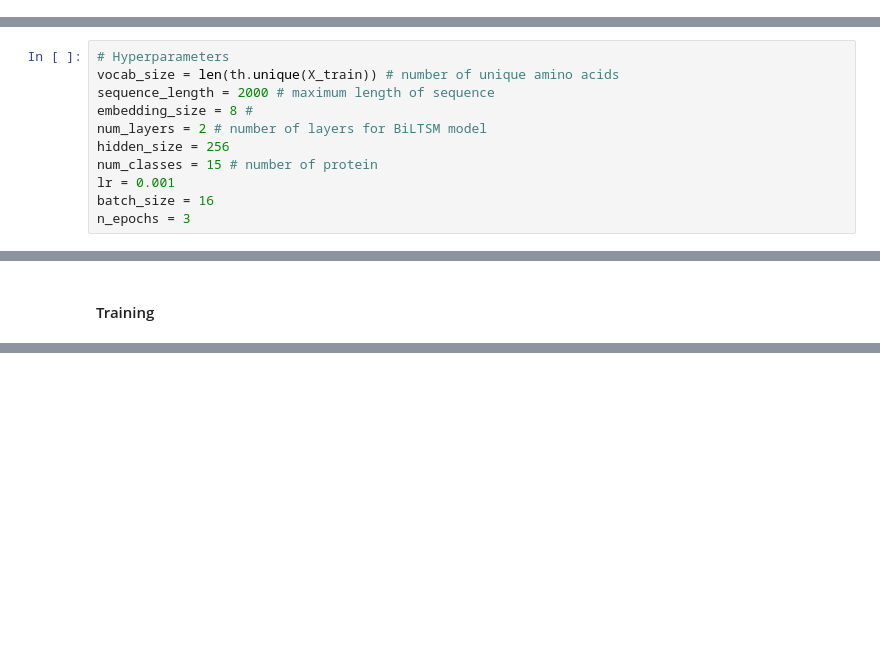
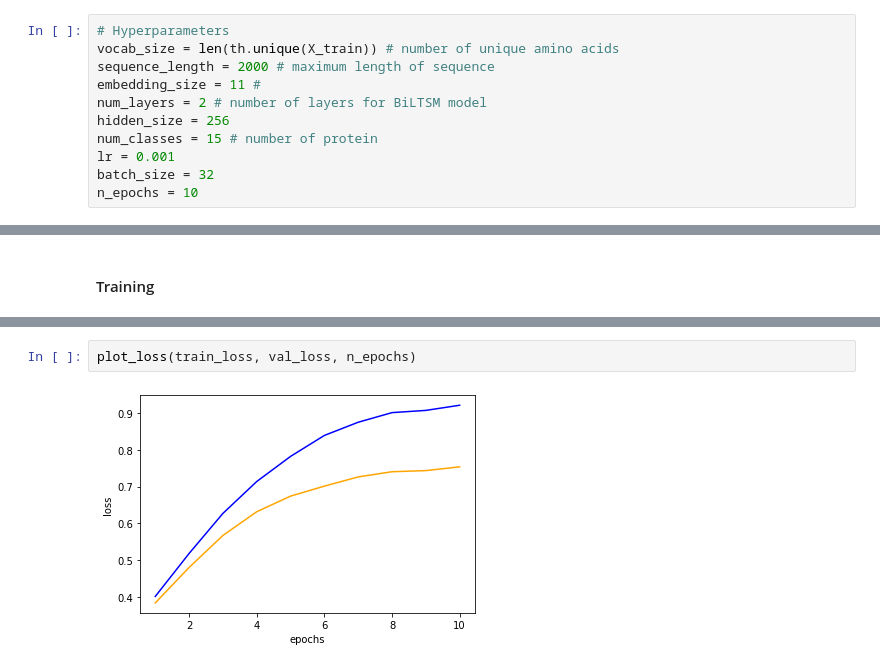
Before and after one commit to jgbrasier/protein-classification, a Jupyter notebook: ProtClass.ipynb, the cells around one changed output, grey strips where cells are left out. Cells and saved outputs as stored; diff of their text form; blank space fills up the shorter version.

```diff
--- a/ProtClass.ipynb
+++ b/ProtClass.ipynb
@@ -184,6 +188,17 @@ device = th.device('cuda' if th.cuda.is_available() else 'cpu')
 # X_train.is_cuda
 # %% [markdown]
 ## Model
+# %%
+# Hyperparameters
+vocab_size = len(th.unique(X_train)) # number of unique amino acids
+sequence_length = 2000 # maximum length of sequence
+embedding_size = 11 #
+num_layers = 2 # number of layers for BiLTSM model
+hidden_size = 256
+num_classes = 15 # number of protein
+lr = 0.001
+batch_size = 32
+n_epochs = 10
 # %%
 class Dataset(th.utils.data.Dataset):
   'Characterizes a dataset for PyTorch'
@@ -250,11 +269,0 @@ class BiLSTM(nn.Module):
-# %%
-# Hyperparameters
-vocab_size = len(th.unique(X_train)) # number of unique amino acids
-sequence_length = 2000 # maximum length of sequence
-embedding_size = 8 #
-num_layers = 2 # number of layers for BiLTSM model
-hidden_size = 256
-num_classes = 15 # number of protein
-lr = 0.001
-batch_size = 16
-n_epochs = 3
@@ -379,0 +421,4 @@ TypeError: ignored
+# %%
+plot_loss(train_loss, val_loss, n_epochs)
+# %% [output]
+[figure, added]
```
Also changed, not shown: parts of 14 cells of this notebook.
